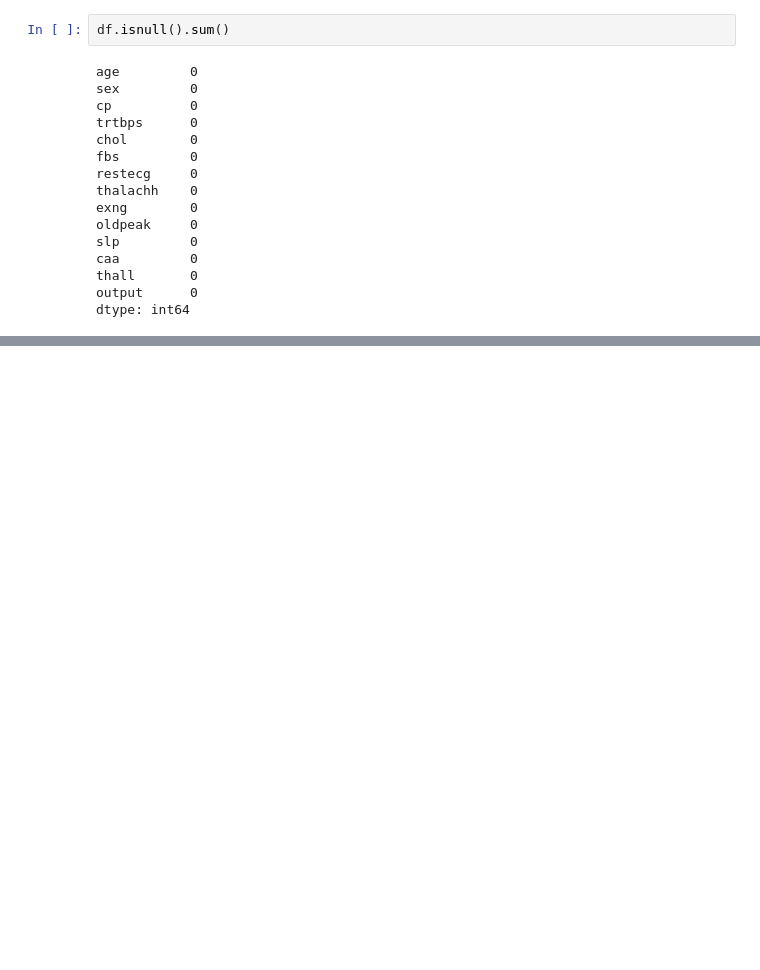
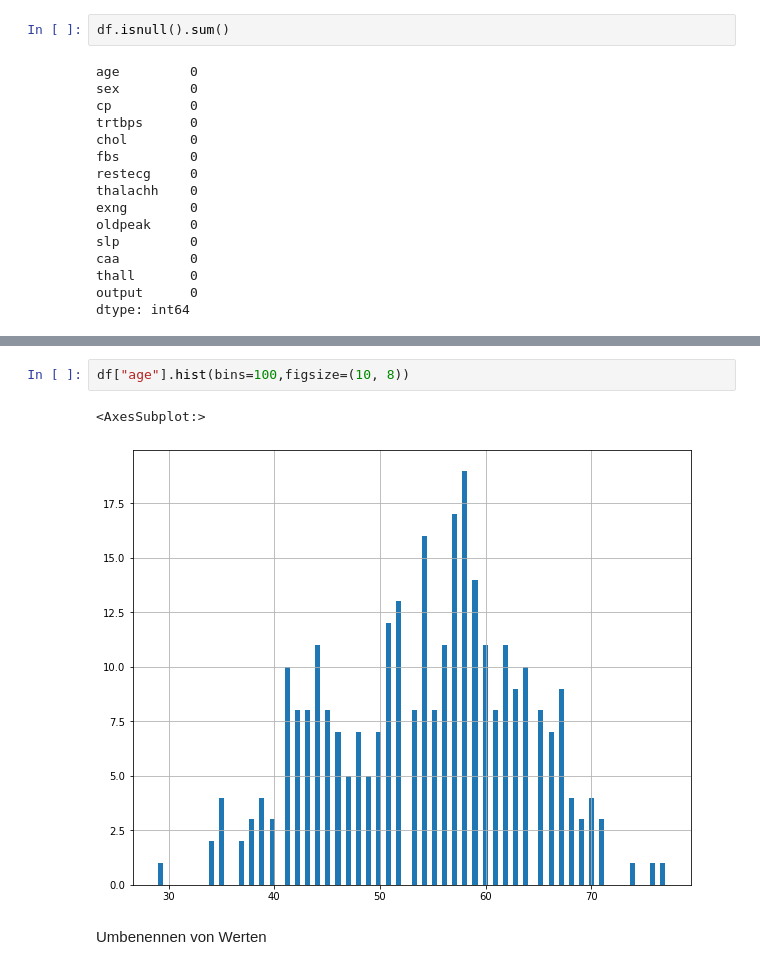
Before and after one commit to janikvonrotz/python.casa, a Jupyter notebook: topic-8/ExerciseNotebook.ipynb, the cells around one changed output, grey strips where cells are left out. Saved outputs shown, nothing was run; the diff lists cells and outputs as text; blank space fills up the shorter version.

```diff
--- a/topic-8/ExerciseNotebook.ipynb
+++ b/topic-8/ExerciseNotebook.ipynb
@@ -138,0 +176,7 @@ plt.show
+# %%
+df["age"].hist(bins=100,figsize=(10, 8))
+# %% [output]
+<AxesSubplot:>
+[figure, added]
+# %% [markdown]
+Umbenennen von Werten
```
Also changed, not shown: parts of 37 cells of this notebook, 3 other files.
